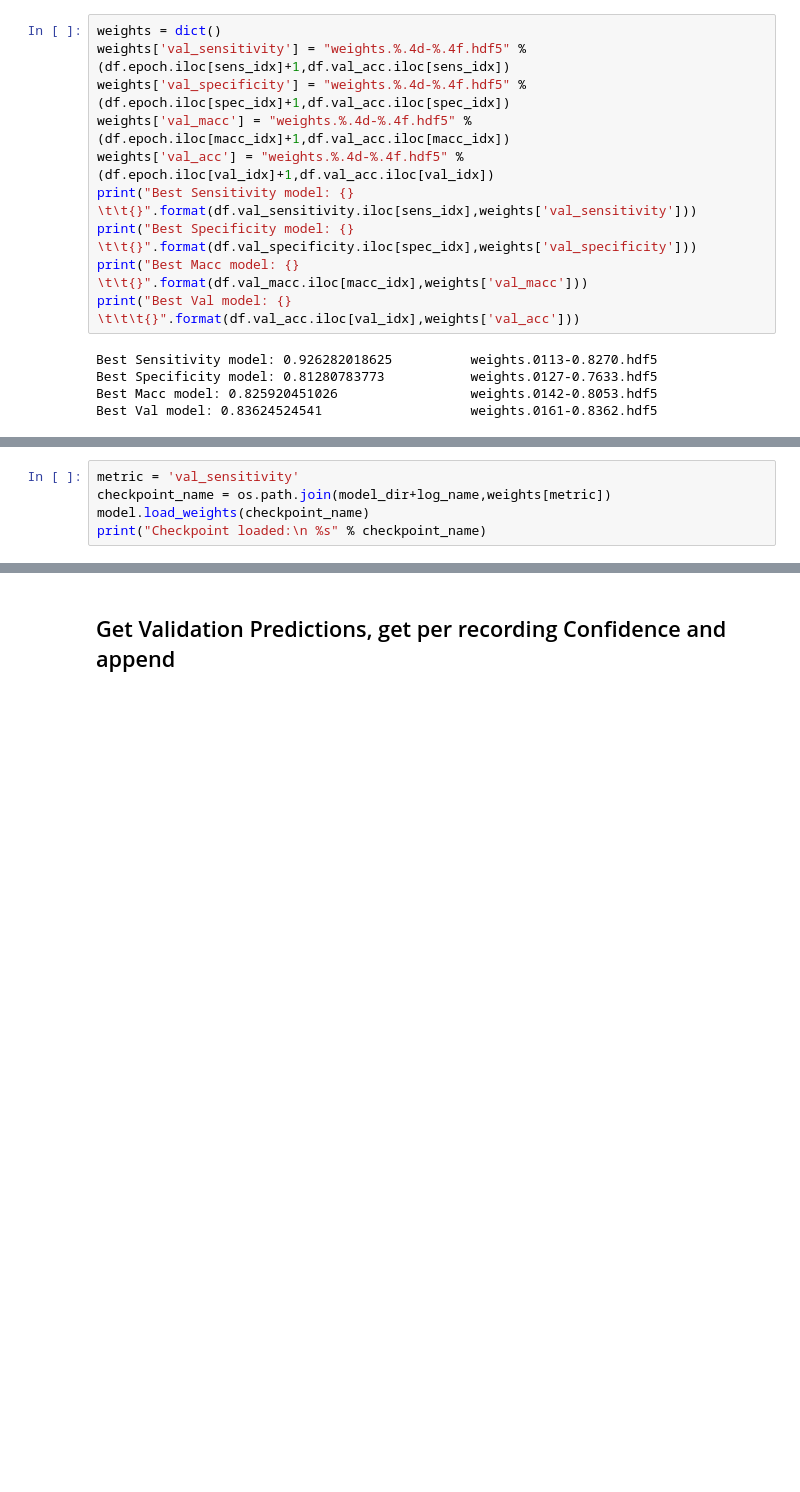
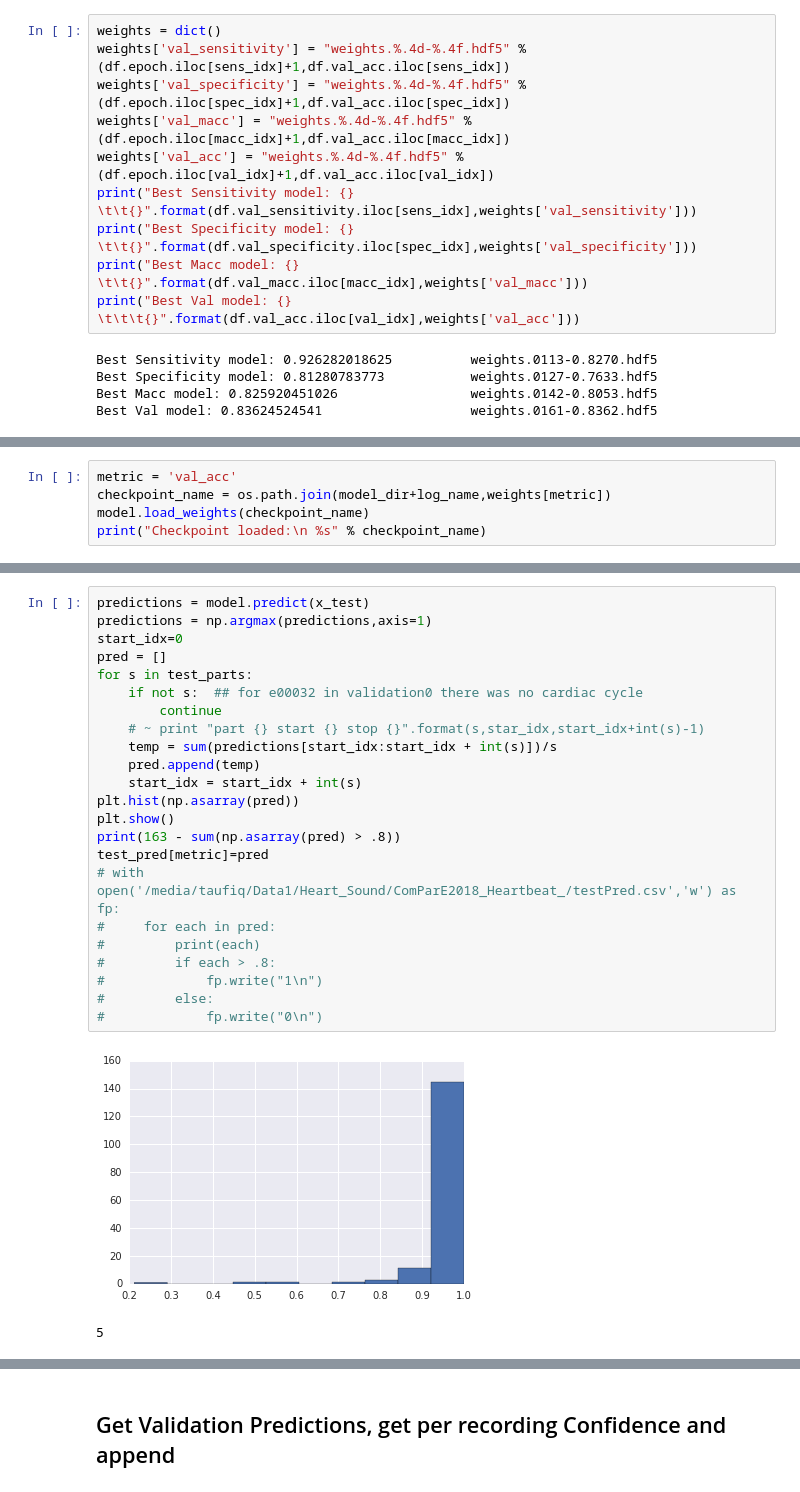
Before and after one commit to AhmedImtiazPrio/heartnet, a Jupyter notebook: codes/eval.ipynb, the cells around one changed output, grey strips where cells are left out. Drawn from its saved outputs; the diff is of its cells as text; blank space fills up the shorter version.

```diff
--- a/codes/eval.ipynb
+++ b/codes/eval.ipynb
@@ -272,5 +315,5 @@ Best Val model: 0.83624524541                   weights.0161-0.8362.hdf5
 # %%
-metric = 'val_sensitivity'
+metric = 'val_acc'
 checkpoint_name = os.path.join(model_dir+log_name,weights[metric])
 model.load_weights(checkpoint_name)
 print("Checkpoint loaded:\n %s" % checkpoint_name)
@@ -279,0 +346,26 @@ Checkpoint loaded:
+# %%
+predictions = model.predict(x_test)
+predictions = np.argmax(predictions,axis=1)
+start_idx=0
+pred = []
+for s in test_parts:
+    if not s:  ## for e00032 in validation0 there was no cardiac cycle
+        continue
+    # ~ print "part {} start {} stop {}".format(s,star_idx,start_idx+int(s)-1)
+    temp = sum(predictions[start_idx:start_idx + int(s)])/s
+    pred.append(temp)
+    start_idx = start_idx + int(s)
+plt.hist(np.asarray(pred))
+plt.show()
+print(163 - sum(np.asarray(pred) > .8))
+test_pred[metric]=pred
+# with open('/media/taufiq/Data1/Heart_Sound/ComParE2018_Heartbeat_/testPred.csv','w') as fp:
+#     for each in pred:
+#         print(each)
+#         if each > .8:
+#             fp.write("1\n")
+#         else:
+#             fp.write("0\n")
+# %% [output]
+[figure, added]
+5
```
Also changed, not shown: parts of 16 cells of this notebook.
